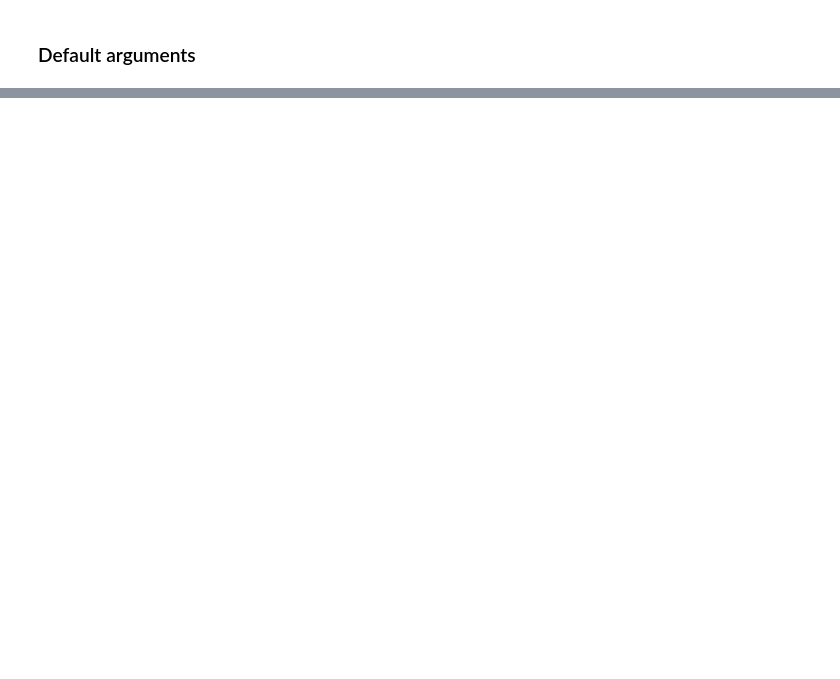
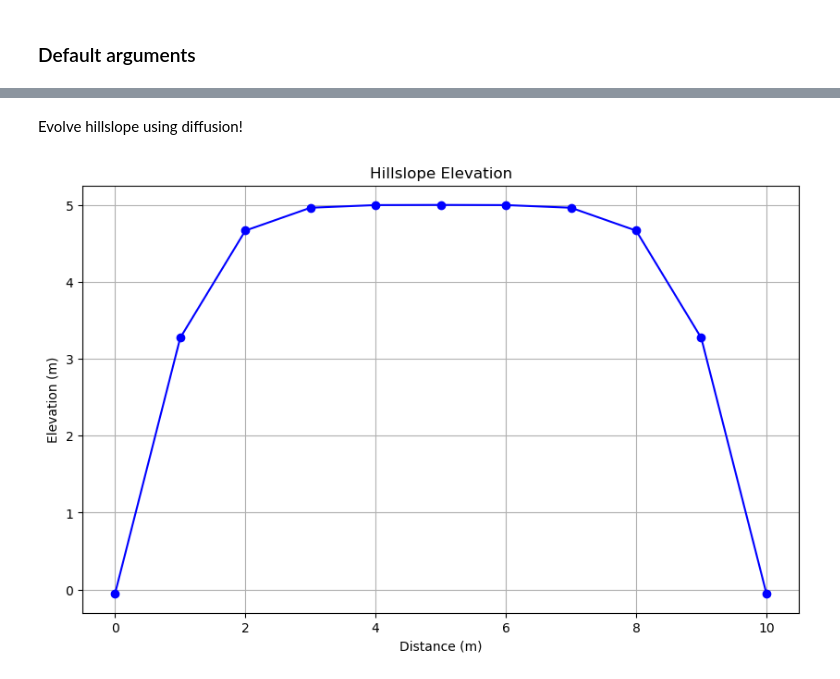
Before and after one commit to csdms/ivy, a Jupyter notebook: lessons/python/functions.ipynb, the cells around one changed output, grey strips where cells are left out. Drawn from its saved outputs; the diff is of its cells as text; code cells hidden in the pictures; blank space fills up the shorter version.

```diff
--- a/lessons/python/functions.ipynb
+++ b/lessons/python/functions.ipynb
@@ -284,0 +319,3 @@ This is partially answered with *unit testing*, covered later.
+# %%
+# write a new function that updates the elevation array
+def update_elevation():
@@ -284,0 +437,22 @@ This is partially answered with *unit testing*, covered later.
+# %%
+# write a new function that updates the elevation array
+def update_elevation(elev_rate_of_change, elevation, dt):
+    """
+    Update the elevation array based on the rate of change and time step.
+
+    Parameters
+    ----------
+    elev_rate_of_change : array-like
+        The rate of change in elevation in m/yr. Using output from 'calc_rate_of_change'.
+    elevation : array-like
+        The elevation values in m; can use the output from 'set_initial_profile'.
+    dt : float
+        The time step in years.
+
+    Returns
+    -------
+    numpy.ndarray
+        The updated elevation values in m.
+    """
+    elevation[1:-1] -= dt * elev_rate_of_change
+    return elevation
@@ -284,0 +475,12 @@ This is partially answered with *unit testing*, covered later.
+# %% [markdown]
+Evolve hillslope using diffusion!
+# %%
+for i in range(timesteps):
+    elevation = lower_elevation(elevation, incision_rate, dt)
+    soil_flux = calc_flux(elevation, diffusion_coeff, dx)
+    elev_rate_of_change = calc_rate_of_change(soil_flux, dx)
+    elevation = update_elevation(elev_rate_of_change, elevation, dt)
+
+plot_elevation(elevation, x)
+# %% [output]
+[figure, added]
```
Also changed, not shown: parts of 134 cells of this notebook, 1 other file.
